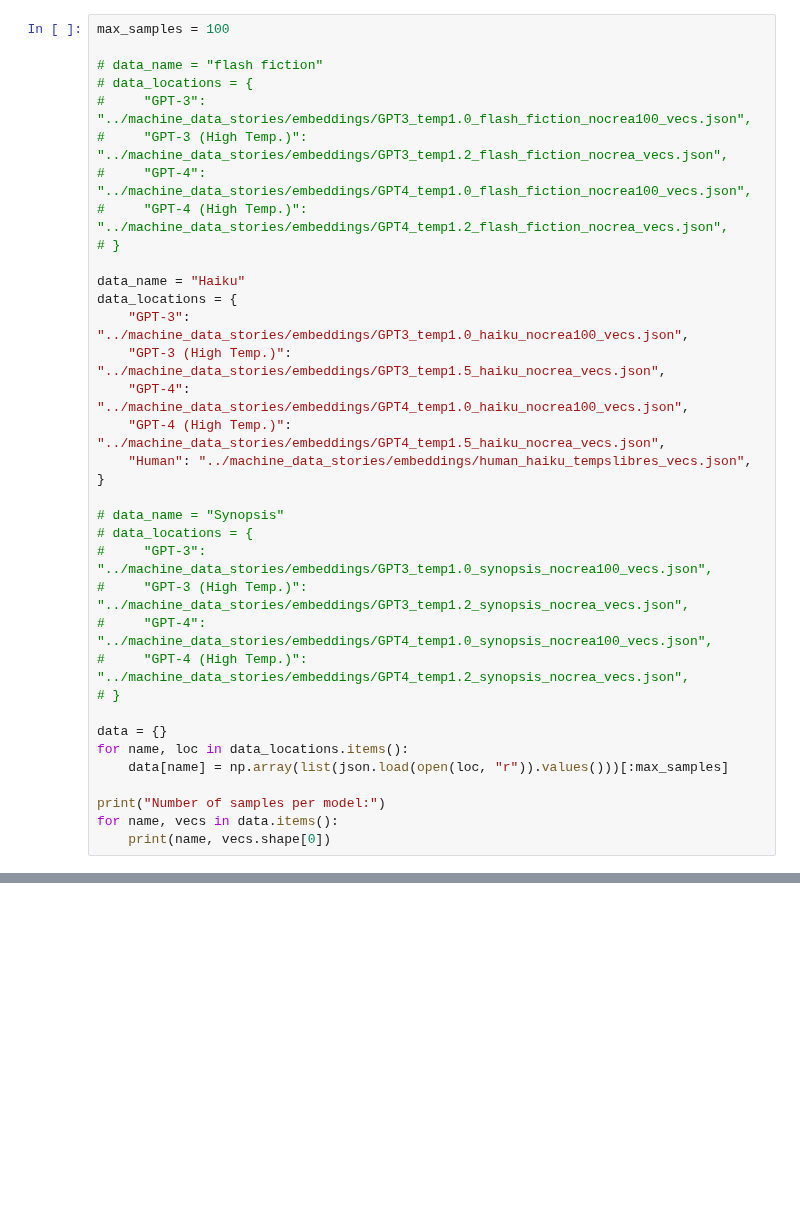
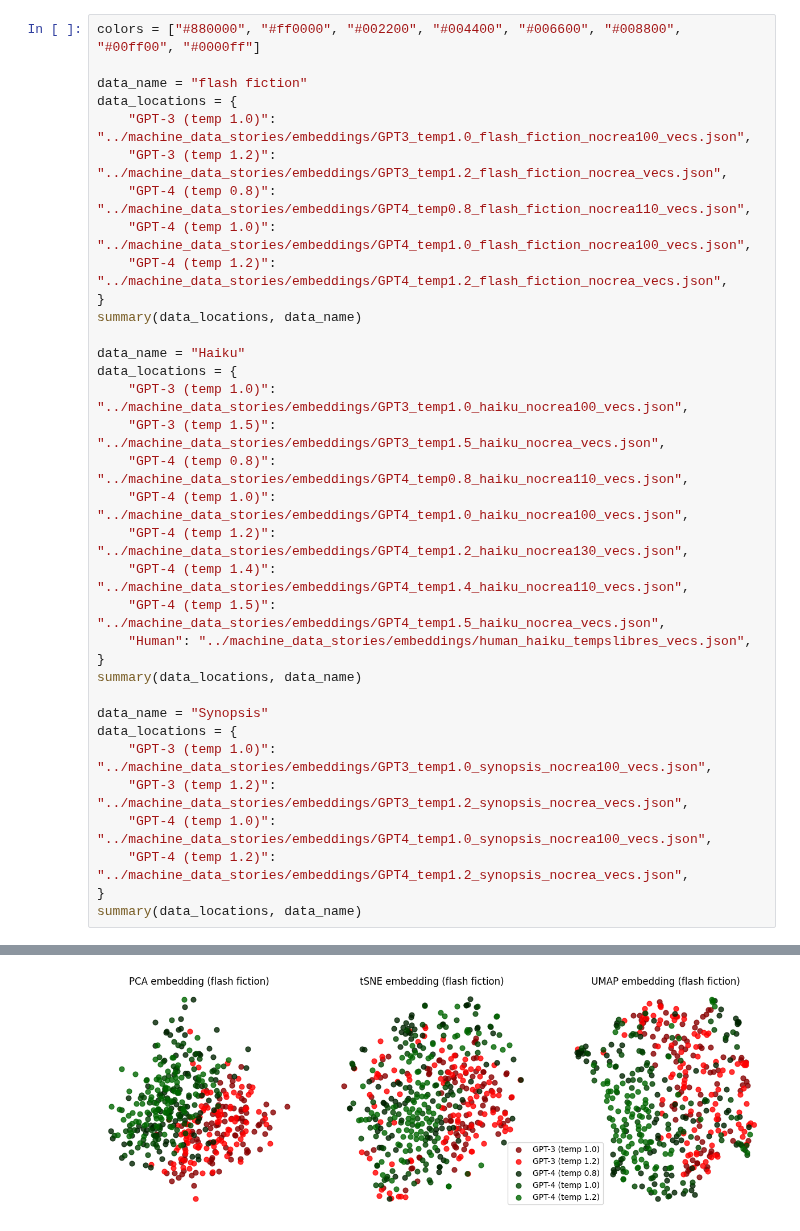
Before and after one commit to AntoineBellemare/DAT_GPT, a Jupyter notebook: notebook/text_embedding_viz.ipynb, the cells around one changed output, grey strips where cells are left out. Saved outputs shown, nothing was run; the diff lists cells and outputs as text; blank space fills up the shorter version.

Commit message:
Update plots

```diff
--- a/notebook/text_embedding_viz.ipynb
+++ b/notebook/text_embedding_viz.ipynb
@@ -9,36 +66,35 @@ import json
 # %%
-max_samples = 100
+colors = ["#880000", "#ff0000", "#002200", "#004400", "#006600", "#008800", "#00ff00", "#0000ff"]
 
-# data_name = "flash fiction"
-# data_locations = {
-#     "GPT-3": "../machine_data_stories/embeddings/GPT3_temp1.0_flash_fiction_nocrea100_vecs.json",
-#     "GPT-3 (High Temp.)": "../machine_data_stories/embeddings/GPT3_temp1.2_flash_fiction_nocrea_vecs.json",
-#     "GPT-4": "../machine_data_stories/embeddings/GPT4_temp1.0_flash_fiction_nocrea100_vecs.json",
-#     "GPT-4 (High Temp.)": "../machine_data_stories/embeddings/GPT4_temp1.2_flash_fiction_nocrea_vecs.json",
-# }
+data_name = "flash fiction"
+data_locations = {
+    "GPT-3 (temp 1.0)": "../machine_data_stories/embeddings/GPT3_temp1.0_flash_fiction_nocrea100_vecs.json",
+    "GPT-3 (temp 1.2)": "../machine_data_stories/embeddings/GPT3_temp1.2_flash_fiction_nocrea_vecs.json",
+    "GPT-4 (temp 0.8)": "../machine_data_stories/embeddings/GPT4_temp0.8_flash_fiction_nocrea110_vecs.json",
+    "GPT-4 (temp 1.0)": "../machine_data_stories/embeddings/GPT4_temp1.0_flash_fiction_nocrea100_vecs.json",
+    "GPT-4 (temp 1.2)": "../machine_data_stories/embeddings/GPT4_temp1.2_flash_fiction_nocrea_vecs.json",
+}
+summary(data_locations, data_name)
 
 data_name = "Haiku"
 data_locations = {
-    "GPT-3": "../machine_data_stories/embeddings/GPT3_temp1.0_haiku_nocrea100_vecs.json",
-    "GPT-3 (High Temp.)": "../machine_data_stories/embeddings/GPT3_temp1.5_haiku_nocrea_vecs.json",
-    "GPT-4": "../machine_data_stories/embeddings/GPT4_temp1.0_haiku_nocrea100_vecs.json",
-    "GPT-4 (High Temp.)": "../machine_data_stories/embeddings/GPT4_temp1.5_haiku_nocrea_vecs.json",
+    "GPT-3 (temp 1.0)": "../machine_data_stories/embeddings/GPT3_temp1.0_haiku_nocrea100_vecs.json",
+    "GPT-3 (temp 1.5)": "../machine_data_stories/embeddings/GPT3_temp1.5_haiku_nocrea_vecs.json",
+    "GPT-4 (temp 0.8)": "../machine_data_stories/embeddings/GPT4_temp0.8_haiku_nocrea110_vecs.json",
+    "GPT-4 (temp 1.0)": "../machine_data_stories/embeddings/GPT4_temp1.0_haiku_nocrea100_vecs.json",
+    "GPT-4 (temp 1.2)": "../machine_data_stories/embeddings/GPT4_temp1.2_haiku_nocrea130_vecs.json",
+    "GPT-4 (temp 1.4)": "../machine_data_stories/embeddings/GPT4_temp1.4_haiku_nocrea110_vecs.json",
+    "GPT-4 (temp 1.5)": "../machine_data_stories/embeddings/GPT4_temp1.5_haiku_nocrea_vecs.json",
     "Human": "../machine_data_stories/embeddings/human_haiku_tempslibres_vecs.json",
 }
+summary(data_locations, data_name)
 
-# data_name = "Synopsis"
-# data_locations = {
-#     "GPT-3": "../machine_data_stories/embeddings/GPT3_temp1.0_synopsis_nocrea100_vecs.json",
-#     "GPT-3 (High Temp.)": "../machine_data_stories/embeddings/GPT3_temp1.2_synopsis_nocrea_vecs.json",
-#     "GPT-4": "../machine_data_stories/embeddings/GPT4_temp1.0_synopsis_nocrea100_vecs.json",
-#     "GPT-4 (High Temp.)": "../machine_data_stories/embeddings/GPT4_temp1.2_synopsis_nocrea_vecs.json",
-# }
-
-data = {}
-for name, loc in data_locations.items():
-    data[name] = np.array(list(json.load(open(loc, "r")).values()))[:max_samples]
-
-print("Number of samples per model:")
-for name, vecs in data.items():
-    print(name, vecs.shape[0])
+data_name = "Synopsis"
+data_locations = {
+    "GPT-3 (temp 1.0)": "../machine_data_stories/embeddings/GPT3_temp1.0_synopsis_nocrea100_vecs.json",
+    "GPT-3 (temp 1.2)": "../machine_data_stories/embeddings/GPT3_temp1.2_synopsis_nocrea_vecs.json",
+    "GPT-4 (temp 1.0)": "../machine_data_stories/embeddings/GPT4_temp1.0_synopsis_nocrea100_vecs.json",
+    "GPT-4 (temp 1.2)": "../machine_data_stories/embeddings/GPT4_temp1.2_synopsis_nocrea_vecs.json",
+}
+summary(data_locations, data_name)
 # %% [output]
@@ -50,0 +107 @@ Human 100
+[figure, added]
```
Also changed, not shown: parts of 8 cells of this notebook, 1 other file.
